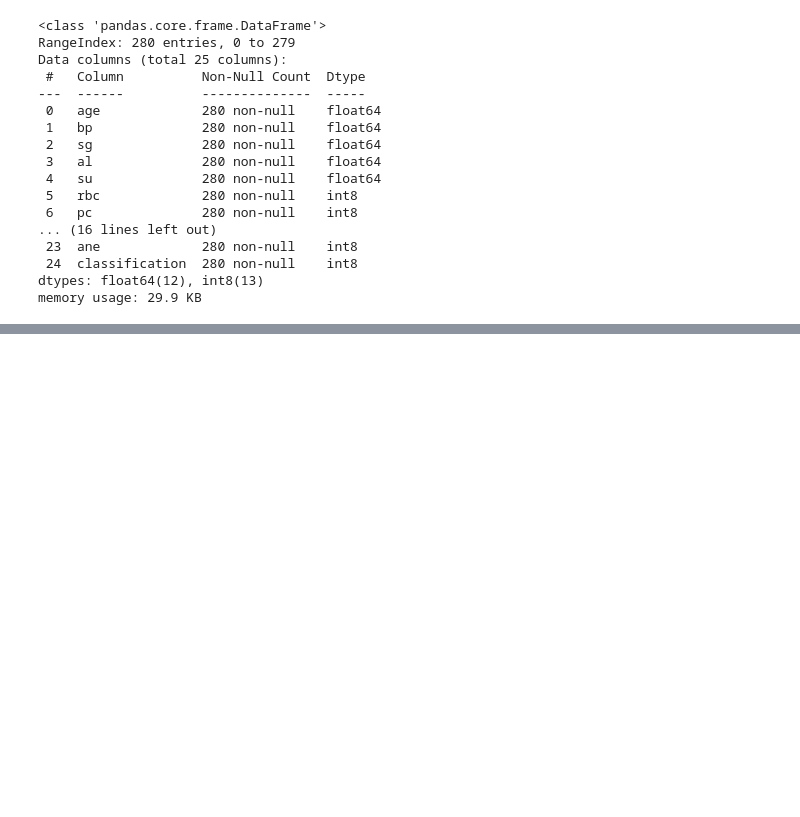
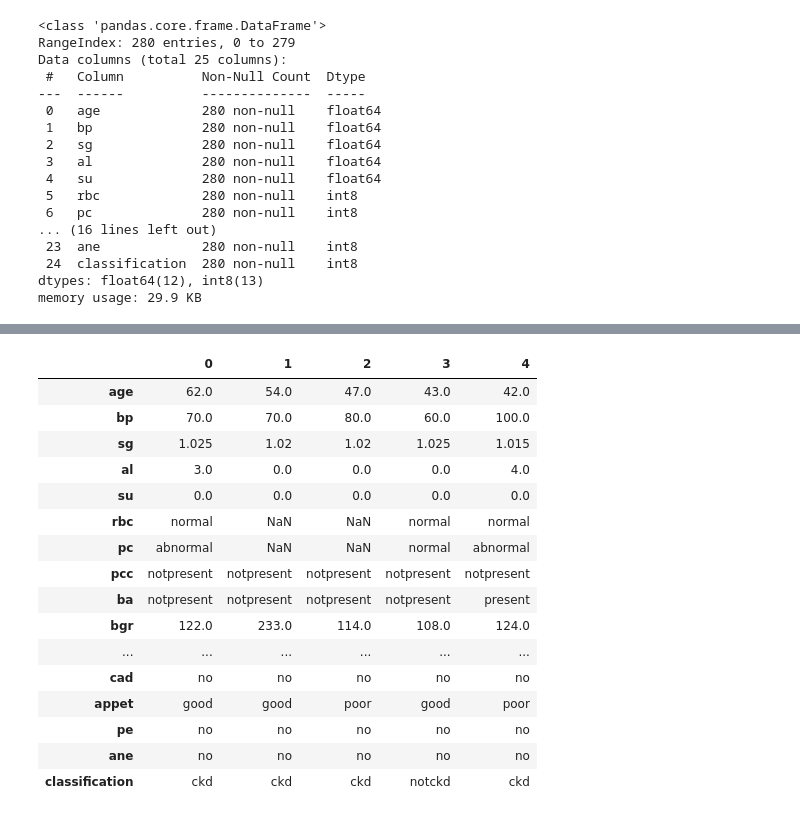
Before and after one commit to Tanishq-19/Chronic_Kidney_Disease_Predictor, a Jupyter notebook: Chronic-Kidney-Disease.ipynb, the cells around one changed output, grey strips where cells are left out. Drawn from its saved outputs; the diff is of its cells as text; code cells hidden in the pictures; blank space fills up the shorter version.

```diff
--- a/Chronic-Kidney-Disease.ipynb
+++ b/Chronic-Kidney-Disease.ipynb
@@ -229,5 +229,9 @@ ane                 0
 classification      0
 dtype: int64
 # %%
-df.pc.head()
+# Copying categorical dataframe for further testing
+df_cat = df[:]
+
+# Checking target value
+df.classification.cat.codes
 # %% [output]
@@ -402,0 +427,20 @@ memory usage: 29.9 KB
+# %%
+df_cat.head().T
+# %% [output]
+|  | 0 | 1 | 2 | 3 | 4 |
+| age | 62.0 | 54.0 | 47.0 | 43.0 | 42.0 |
+| bp | 70.0 | 70.0 | 80.0 | 60.0 | 100.0 |
+| sg | 1.025 | 1.02 | 1.02 | 1.025 | 1.015 |
+| al | 3.0 | 0.0 | 0.0 | 0.0 | 4.0 |
+| su | 0.0 | 0.0 | 0.0 | 0.0 | 0.0 |
+| rbc | normal | NaN | NaN | normal | normal |
+| pc | abnormal | NaN | NaN | normal | abnormal |
+| pcc | notpresent | notpresent | notpresent | notpresent | notpresent |
+| ba | notpresent | notpresent | notpresent | notpresent | present |
+| bgr | 122.0 | 233.0 | 114.0 | 108.0 | 124.0 |
+| ... | ... | ... | ... | ... | ... |
+| cad | no | no | no | no | no |
+| appet | good | good | poor | good | poor |
+| pe | no | no | no | no | no |
+| ane | no | no | no | no | no |
+| classification | ckd | ckd | ckd | notckd | ckd |
```
Also changed, not shown: parts of 5 cells of this notebook.
